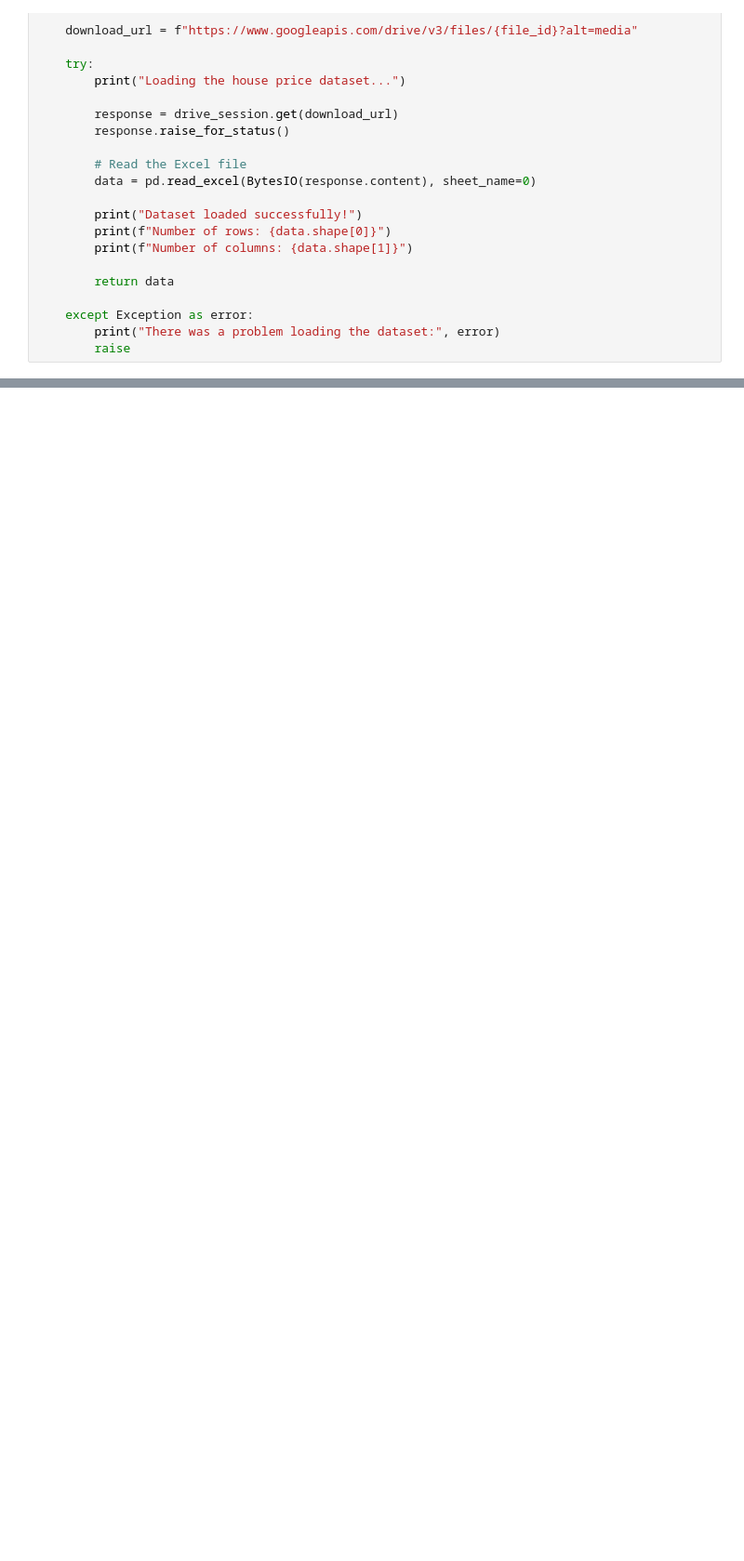
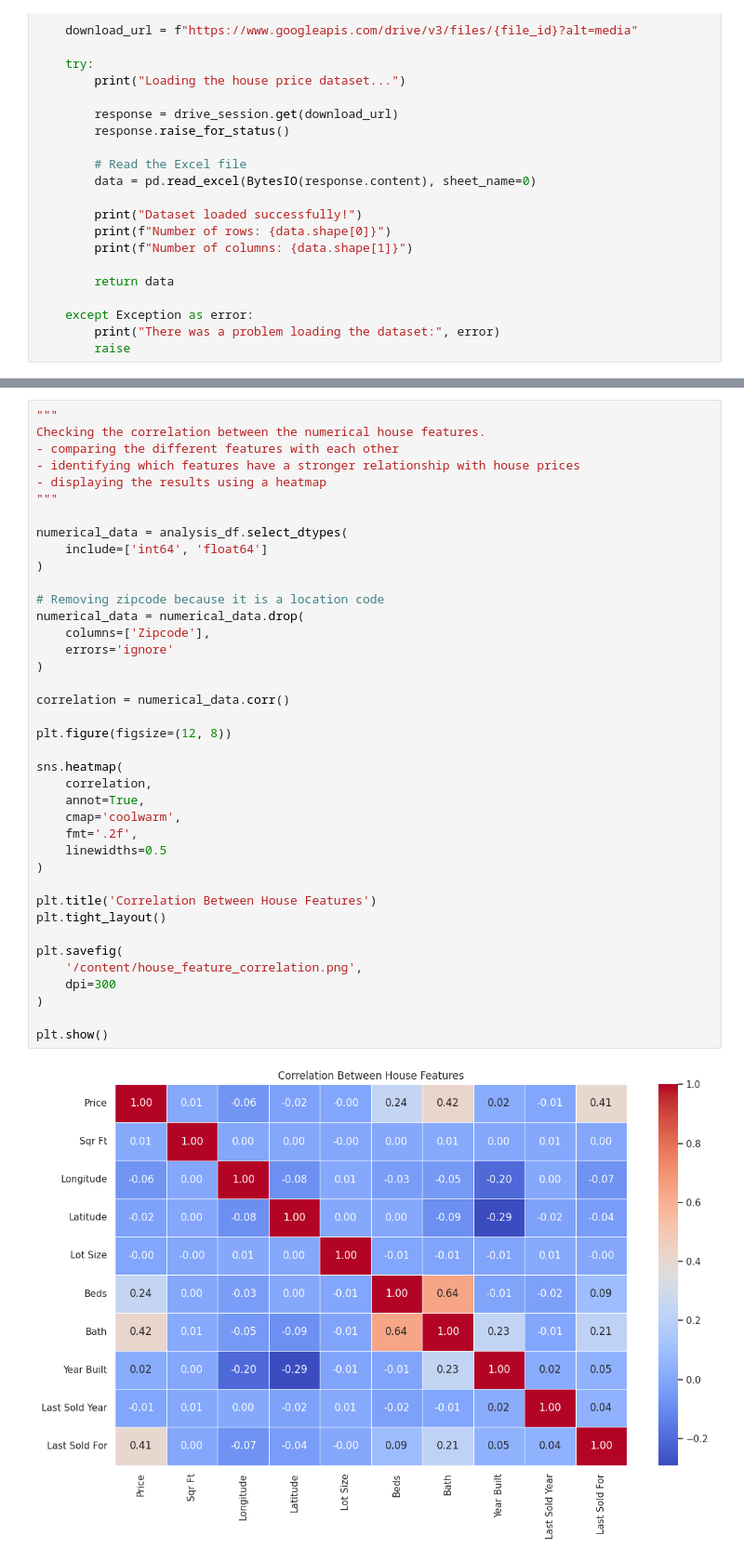
Before and after one commit to Kathir-20/Introduction-to-AI-Module-Electronics-and-Computer-Engineering---2026-2027, a Jupyter notebook: AS1 - CSY 2082.ipynb, the cells around one changed output, grey strips where cells are left out. Shown at 93% size. Drawn from its saved outputs; the diff is of its cells as text; blank space fills up the shorter version.

```diff
--- a/AS1 - CSY 2082.ipynb
+++ b/AS1 - CSY 2082.ipynb
@@ -146,0 +274,41 @@ plt.show()
+# %%
+"""
+Checking the correlation between the numerical house features.
+- comparing the different features with each other
+- identifying which features have a stronger relationship with house prices
+- displaying the results using a heatmap
+"""
+
+numerical_data = analysis_df.select_dtypes(
+    include=['int64', 'float64']
+)
+
+# Removing zipcode because it is a location code
+numerical_data = numerical_data.drop(
+    columns=['Zipcode'],
+    errors='ignore'
+)
+
+correlation = numerical_data.corr()
+
+plt.figure(figsize=(12, 8))
+
+sns.heatmap(
+    correlation,
+    annot=True,
+    cmap='coolwarm',
+    fmt='.2f',
+    linewidths=0.5
+)
+
+plt.title('Correlation Between House Features')
+plt.tight_layout()
+
+plt.savefig(
+    '/content/house_feature_correlation.png',
+    dpi=300
+)
+
+plt.show()
+# %% [output]
+[figure, added]
```
Also changed, not shown: parts of 35 cells of this notebook.
